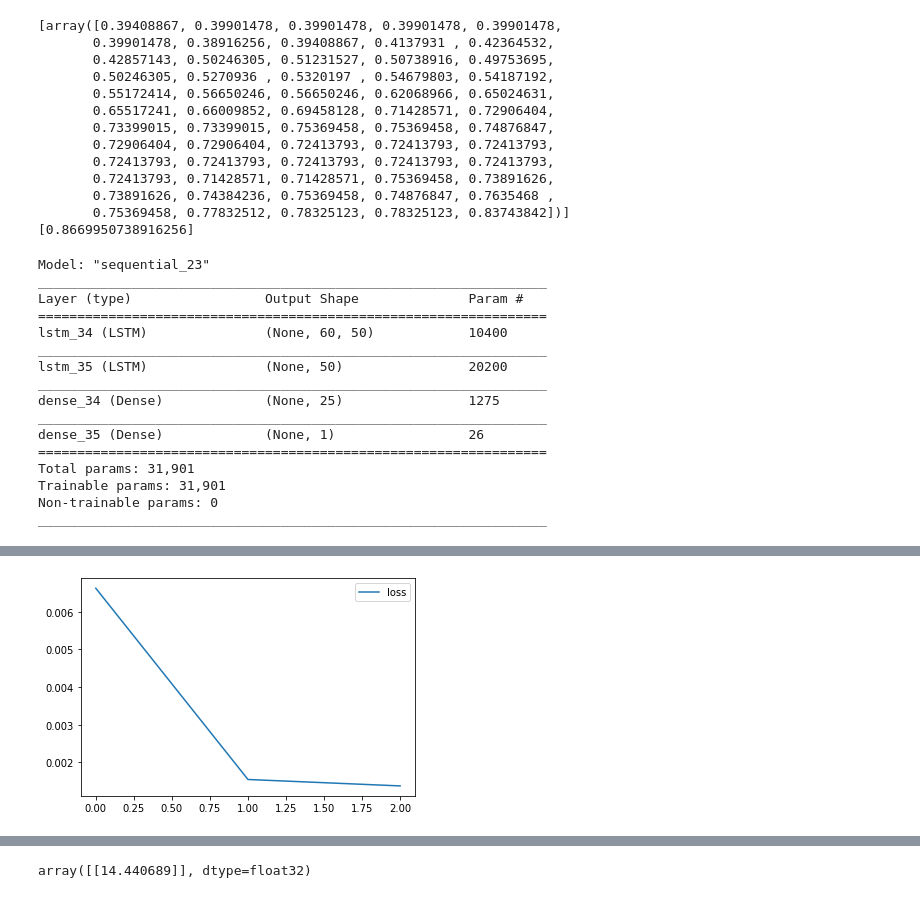
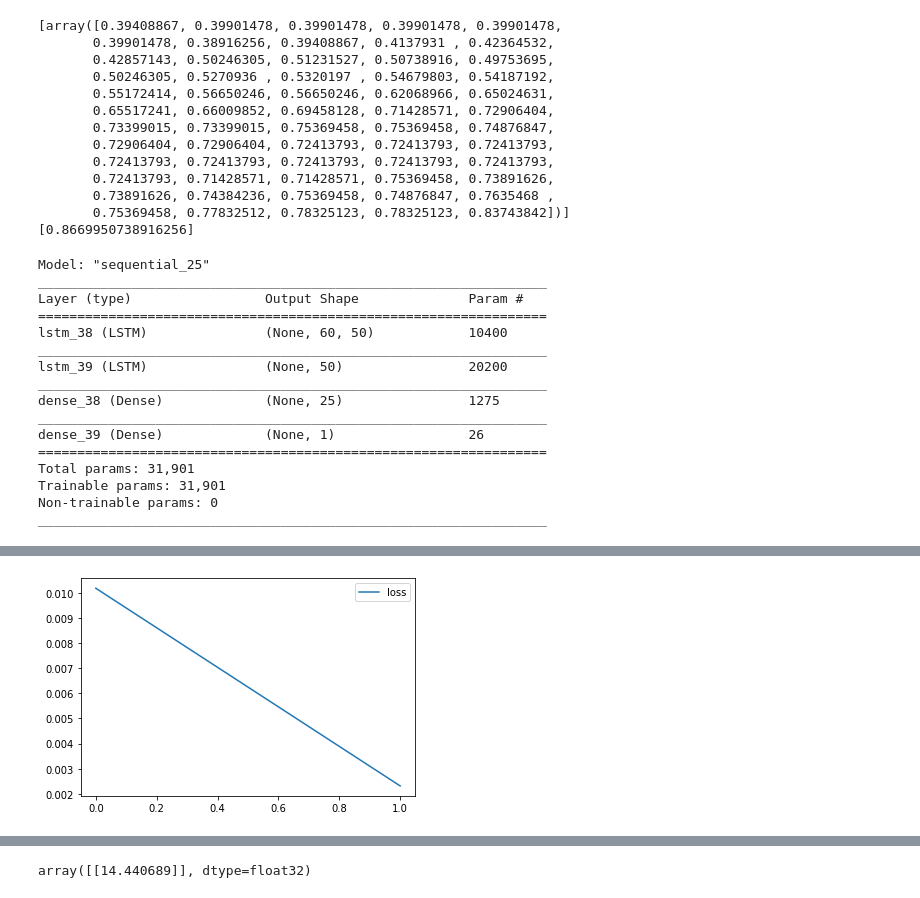
Before and after one commit to geoskimoto/SNOTEL-regression-null-estimating-tool, a Jupyter notebook: Regression&RNN_AWDB.ipynb, the cells around one changed output, grey strips where cells are left out. Saved outputs shown, nothing was run; the diff lists cells and outputs as text; code cells hidden in the pictures.

```diff
--- a/Regression&RNN_AWDB.ipynb
+++ b/Regression&RNN_AWDB.ipynb
@@ -356,11 +356,11 @@ class RNN2():
 
     true_forecasts = model.scaler.inverse_transform(forecasts)
     true_forecasts = pd.DataFrame(true_forecasts)
-    forecast_begindate = datetime.datetime.strptime(enddate, '%m/%d/%Y') + timedelta(days=1)
-    forecast_enddate = datetime.datetime.strptime(enddate, '%m/%d/%Y') + timedelta(days=num_days_to_forecast)
+    forecast_begindate = datetime.datetime.strptime(forecast_enddate, '%m/%d/%Y') + timedelta(days=1)
+    forecast_enddate = datetime.datetime.strptime(forecast_enddate, '%m/%d/%Y') + timedelta(days=num_days_to_forecast)
     true_forecasts['Date'] = pd.date_range(forecast_begindate, forecast_enddate)
     true_forecasts.set_index('Date', inplace=True)
-
+    self.true_forecasts = true_forecasts
 
 
 
@@ -447,22 +447,22 @@ model.scale_data(60)
 # %%
 model.create_model()
 # %% [output]
-Model: "sequential_23"
+Model: "sequential_25"
 _________________________________________________________________
 Layer (type)                 Output Shape              Param #
 =================================================================
-lstm_34 (LSTM)               (None, 60, 50)            10400
+lstm_38 (LSTM)               (None, 60, 50)            10400
 _________________________________________________________________
-lstm_35 (LSTM)               (None, 50)                20200
+lstm_39 (LSTM)               (None, 50)                20200
 _________________________________________________________________
-dense_34 (Dense)             (None, 25)                1275
+dense_38 (Dense)             (None, 25)                1275
 _________________________________________________________________
-dense_35 (Dense)             (None, 1)                 26
+dense_39 (Dense)             (None, 1)                 26
 =================================================================
 Total params: 31,901
 Trainable params: 31,901
 Non-trainable params: 0
 _________________________________________________________________
 # %%
-model.fit(epochs=3)
+model.fit(epochs=2)
 # %% [output]
@@ -475,4 +473,4 @@ Epoch 3/3
-[figure, old version]
+[figure, new version]
 # %%
 # model.train
 # %%
```
Also changed, not shown: parts of 5 cells of this notebook.
